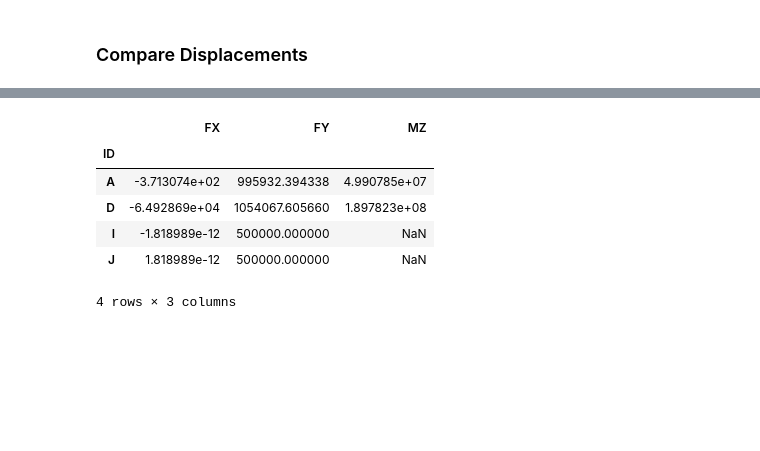
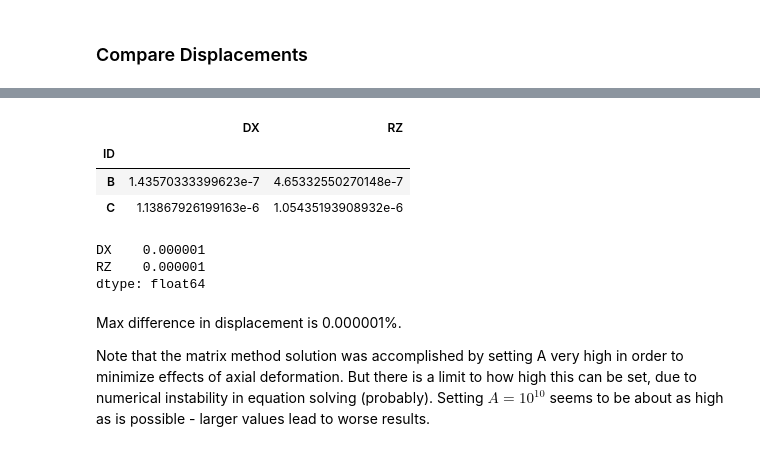
Before and after one commit to nholtz/structural-analysis, a Jupyter notebook: slope-deflection/KG-Example-8.2.ipynb, the cells around one changed output, grey strips where cells are left out. Saved outputs shown, nothing was run; the diff lists cells and outputs as text; code cells hidden in the pictures; blank space fills up the shorter version.

Commit message:
more improvements to comparison of slop defln vs matrix methods

```diff
--- a/slope-deflection/KG-Example-8.2.ipynb
+++ b/slope-deflection/KG-Example-8.2.ipynb
@@ -268,11 +261,20 @@ disp
-# %%
-reac = pd.read_csv(dd+'/reactions.csv').set_index('ID')
-reac
-# %% [output]
-|  | FX | FY | MZ |
-| ID |  |  |  |
-| A | -3.713074e+02 | 995932.394338 | 4.990785e+07 |
-| D | -6.492869e+04 | 1054067.605660 | 1.897823e+08 |
-| I | -1.818989e-12 | 500000.000000 | NaN |
-| J | 1.818989e-12 | 500000.000000 | NaN |
-4 rows × 3 columns
+# %%
+diffd = (100*(1-deltw/disp))
+diffd
+# %% [output]
+|  | DX | RZ |
+| ID |  |  |
+| B | 1.43570333399623e-7 | 4.65332550270148e-7 |
+| C | 1.13867926199163e-6 | 1.05435193908932e-6 |
+# %%
+diffd.abs().max()
+# %% [output]
+DX    0.000001
+RZ    0.000001
+dtype: float64
+# %% [markdown]
+Max difference in displacement is 0.000001%.
+
+Note that the matrix method solution was accomplished by setting A very high in order to minimize
+effects of axial deformation.  But there is a limit to how high this can be set, due to numerical
+instability in equation solving (probably).  Setting $A=10^{10}$ seems to be about as high as is possible - larger values lead to worse results.
```
Also changed, not shown: parts of 17 cells of this notebook, 5 other files.
